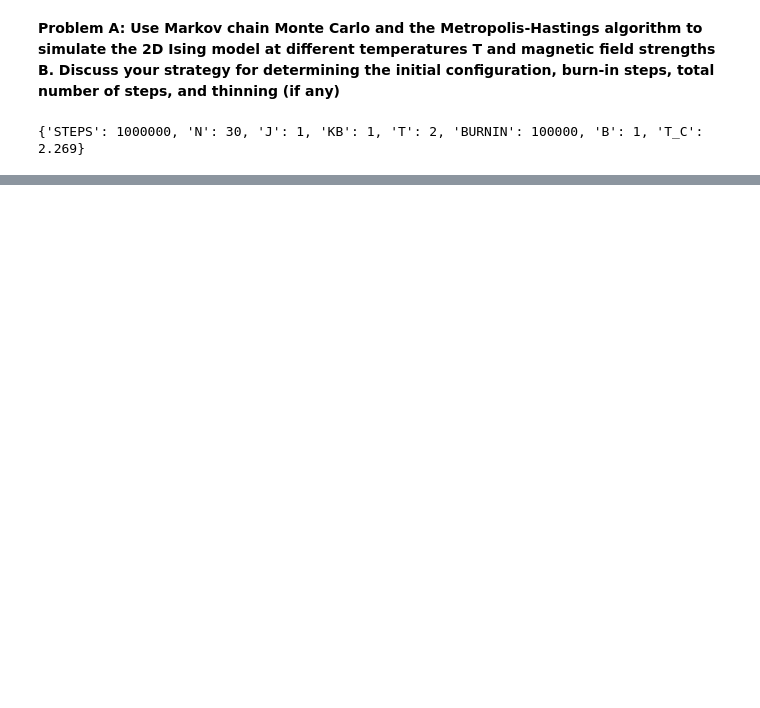
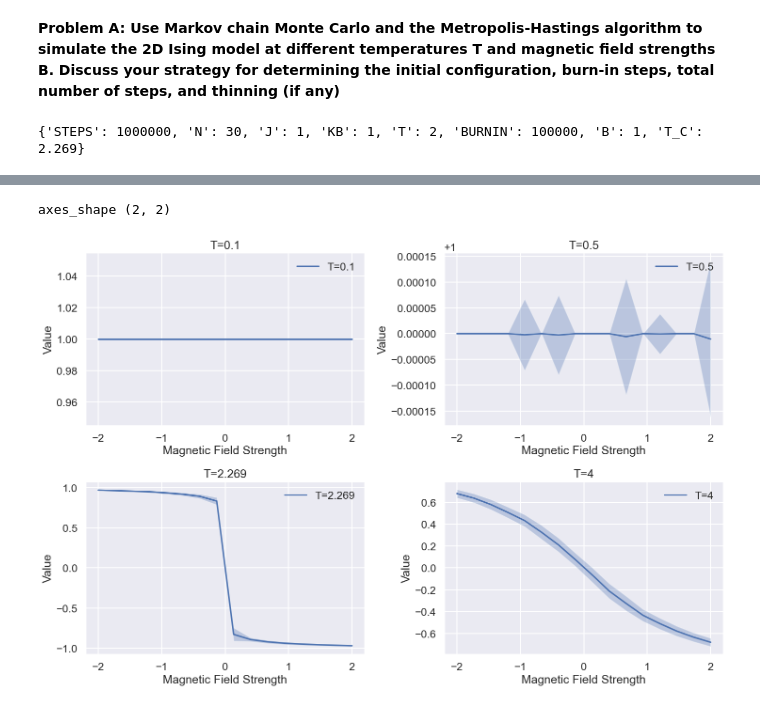
Before and after one commit to leo-megliola/2D-Icing-MCMC, a Jupyter notebook: partA.ipynb, the cells around one changed output, grey strips where cells are left out. Saved outputs shown, nothing was run; the diff lists cells and outputs as text; code cells hidden in the pictures; blank space fills up the shorter version.

```diff
--- a/partA.ipynb
+++ b/partA.ipynb
@@ -88,0 +116,55 @@ plt.plot()
+# %%
+# temps = np.linspace(1,4,3)
+temps = [0.1, 0.5, 2.269, 4]
+magnetic_field = np.linspace(-2,2,16)
+# magnetic_field = np.linspace(0,2,4)
+# magnetic_field= [-0.5, 0, 0.5, 1]
+
+results2 = np.array([[stats(temp, STEPS, BURNIN,N, B, display=False) for B in magnetic_field] for temp in tqdm(temps)])
+# %%
+import matplotlib.pyplot as plt
+import seaborn as sns
+
+sns.set_theme(context='talk', style='darkgrid')
+
+# Define the shape of the axes based on the number of temperature values
+axes_shape = (len(temps) // 2, len(temps) // 2 if len(temps) % 2 == 0 else (len(temps) // 2) + 1)
+print("axes_shape", axes_shape)
+
+# Create subplots with specified figure size
+fig, ax = plt.subplots(axes_shape[0], axes_shape[1], figsize=(15, 10))
+
+# Iterate over each subplot to populate it with data
+for i in range(len(temps)):
+    # Assuming results is indexed [temperature, magnetic_field, [mean, std]]
+    # Swap the loop to iterate over temperatures instead of magnetic fields
+    curr_plot = results2[i, :, 0]
+    std = results2[i, :, 1]
+    row = i // axes_shape[1]  # Row index
+    col = i % axes_shape[1]   # Column index
+
+    # Use Seaborn's lineplot for plotting
+    # x-axis is now magnetic field strength, and y-axis is the measured value (e.g., magnetization)
+    sns.lineplot(x=magnetic_field, y=curr_plot, ax=ax[row, col], label=f"T={temps[i]}")
+
+    # Fill between for standard deviation
+    ax[row, col].fill_between(magnetic_field, curr_plot - std, curr_plot + std, alpha=0.3)
+
+    # Optionally, add a vertical/horizontal line to mark a specific point, if needed
+    # ax[row, col].axvline(x_value, color='r', linestyle='dashed', linewidth=2)
+
+    ax[row, col].set_xlabel("Magnetic Field Strength")
+    ax[row, col].set_ylabel("Value")
+    ax[row, col].set_title(f"T={temps[i]}")
+
+    ax[row, col].legend()
+
+# Adjust layout to prevent label/title overlap
+plt.tight_layout()
+plt.title("Magnetization vs Magnetic Field Strength for Different Temperatures")
+
+# Display the plot
+plt.show()
+# %% [output]
+axes_shape (2, 2)
+[figure, added]
```
Also changed, not shown: parts of 7 cells of this notebook, 2 other files.
